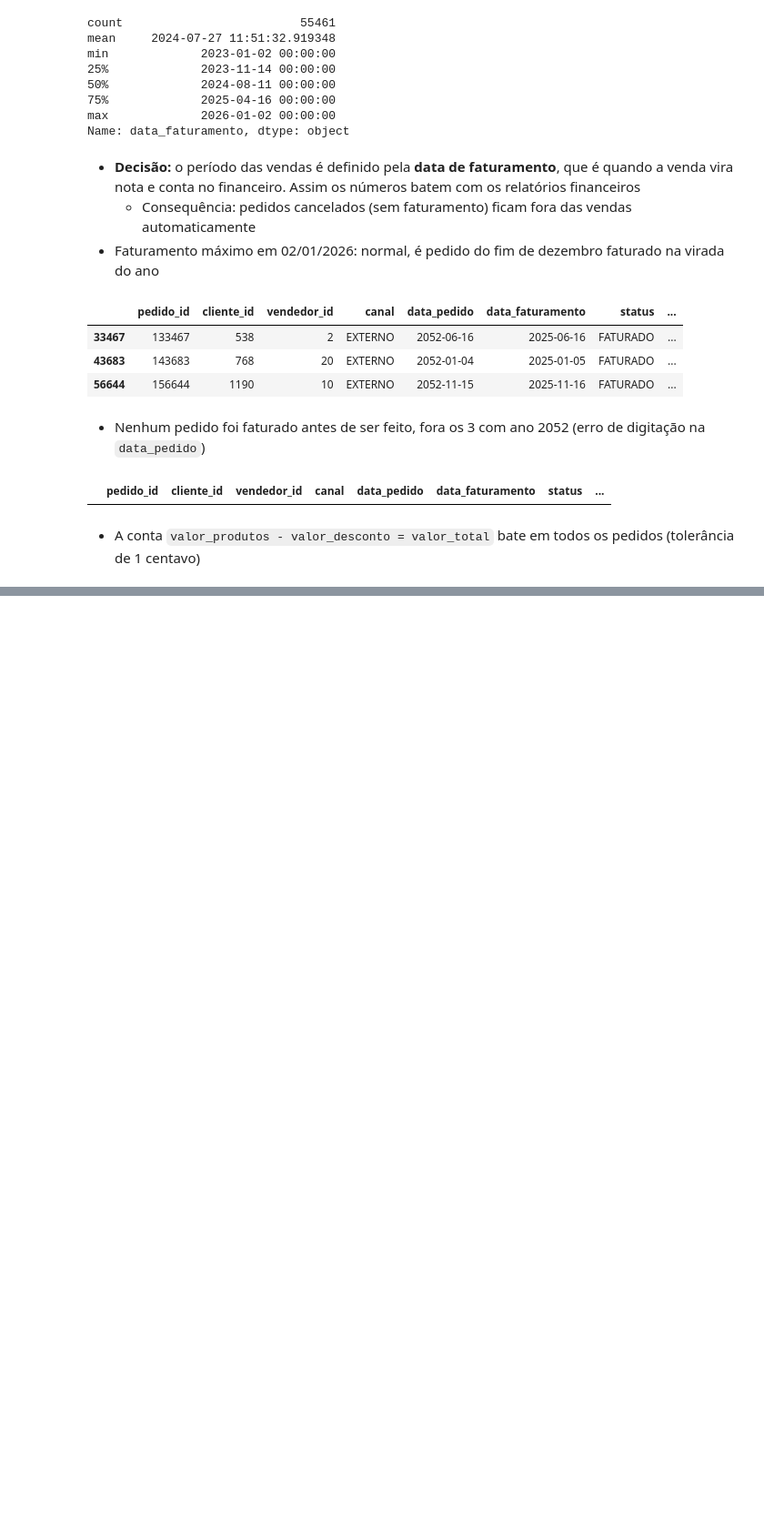
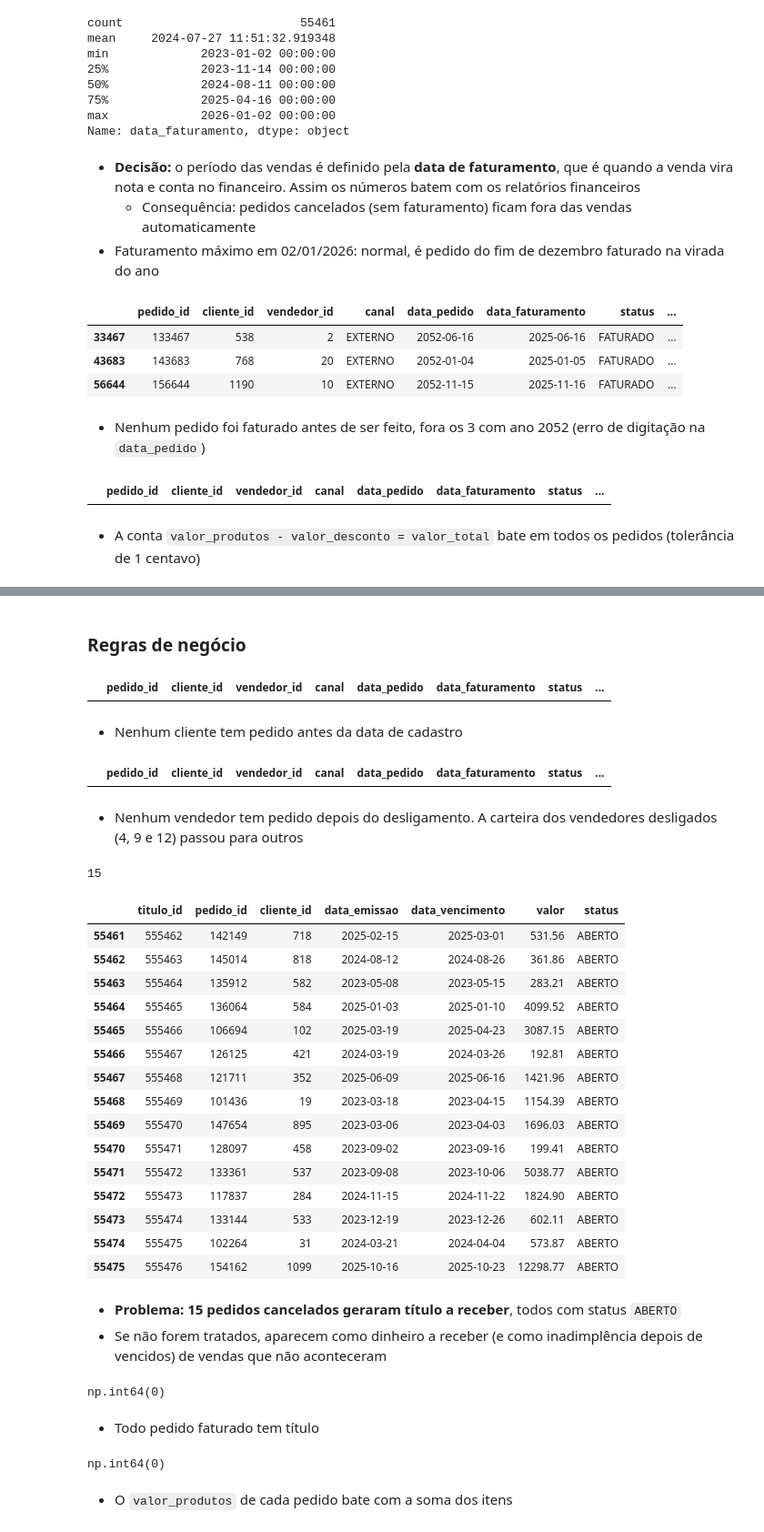
Before and after one commit to fernandesnic/distribuidora-vale-sul, a Jupyter notebook: notebooks/01_exploracao.ipynb, the cells around one changed output, grey strips where cells are left out. Shown at 91% size. Saved outputs shown, nothing was run; the diff lists cells and outputs as text; code cells hidden in the pictures; blank space fills up the shorter version.

```diff
--- a/notebooks/01_exploracao.ipynb
+++ b/notebooks/01_exploracao.ipynb
@@ -463,0 +830,63 @@ Para fazer no fim, depois de explorar todas as tabelas.
+# %% [markdown]
+### Regras de negócio
+# %%
+# Cliente com pedido antes da data de cadastro
+ped_cli = pedidos.merge(clientes[["cliente_id", "data_cadastro"]], on="cliente_id")
+antes = pd.to_datetime(ped_cli["data_pedido"]) < pd.to_datetime(ped_cli["data_cadastro"])
+ped_cli[antes]
+# %% [output]
+|  | pedido_id | cliente_id | vendedor_id | canal | data_pedido | data_faturamento | status | ... |
+# %% [markdown]
+- Nenhum cliente tem pedido antes da data de cadastro
+# %%
+# Vendedor com pedido depois do desligamento
+ped_ven = pedidos.merge(vendedores[["vendedor_id", "data_desligamento"]], on="vendedor_id")
+depois = pd.to_datetime(ped_ven["data_pedido"]) > pd.to_datetime(ped_ven["data_desligamento"])
+ped_ven[depois]
+# %% [output]
+|  | pedido_id | cliente_id | vendedor_id | canal | data_pedido | data_faturamento | status | ... |
+# %% [markdown]
+- Nenhum vendedor tem pedido depois do desligamento. A carteira dos vendedores desligados (4, 9 e 12) passou para outros
+# %%
+# Pedido cancelado que gerou título
+tit_cancelados = titulos[titulos["pedido_id"].isin(cancelados["pedido_id"])]
+print(len(tit_cancelados))
+tit_cancelados
+# %% [output]
+15
+|  | titulo_id | pedido_id | cliente_id | data_emissao | data_vencimento | valor | status |
+| 55461 | 555462 | 142149 | 718 | 2025-02-15 | 2025-03-01 | 531.56 | ABERTO |
+| 55462 | 555463 | 145014 | 818 | 2024-08-12 | 2024-08-26 | 361.86 | ABERTO |
+| 55463 | 555464 | 135912 | 582 | 2023-05-08 | 2023-05-15 | 283.21 | ABERTO |
+| 55464 | 555465 | 136064 | 584 | 2025-01-03 | 2025-01-10 | 4099.52 | ABERTO |
+| 55465 | 555466 | 106694 | 102 | 2025-03-19 | 2025-04-23 | 3087.15 | ABERTO |
+| 55466 | 555467 | 126125 | 421 | 2024-03-19 | 2024-03-26 | 192.81 | ABERTO |
+| 55467 | 555468 | 121711 | 352 | 2025-06-09 | 2025-06-16 | 1421.96 | ABERTO |
+| 55468 | 555469 | 101436 | 19 | 2023-03-18 | 2023-04-15 | 1154.39 | ABERTO |
+| 55469 | 555470 | 147654 | 895 | 2023-03-06 | 2023-04-03 | 1696.03 | ABERTO |
+| 55470 | 555471 | 128097 | 458 | 2023-09-02 | 2023-09-16 | 199.41 | ABERTO |
+| 55471 | 555472 | 133361 | 537 | 2023-09-08 | 2023-10-06 | 5038.77 | ABERTO |
+| 55472 | 555473 | 117837 | 284 | 2024-11-15 | 2024-11-22 | 1824.90 | ABERTO |
+| 55473 | 555474 | 133144 | 533 | 2023-12-19 | 2023-12-26 | 602.11 | ABERTO |
+| 55474 | 555475 | 102264 | 31 | 2024-03-21 | 2024-04-04 | 573.87 | ABERTO |
+| 55475 | 555476 | 154162 | 1099 | 2025-10-16 | 2025-10-23 | 12298.77 | ABERTO |
+# %% [markdown]
+- **Problema:** **15 pedidos cancelados geraram título a receber**, todos com status `ABERTO`
+- Se não forem tratados, aparecem como dinheiro a receber (e como inadimplência depois de vencidos) de vendas que não aconteceram
+# %%
+# Pedidos faturados sem título
+faturados = pedidos[pedidos["status"] == "FATURADO"]
+(~faturados["pedido_id"].isin(titulos["pedido_id"])).sum()
+# %% [output]
+np.int64(0)
+# %% [markdown]
+- Todo pedido faturado tem título
+# %%
+# Valor do pedido = soma dos itens
+soma_itens = itens.groupby("pedido_id")["valor_total_item"].sum()
+comparacao = pedidos.set_index("pedido_id")["valor_produtos"] - soma_itens
+(comparacao.abs() > 0.01).sum()
+# %% [output]
+np.int64(0)
+# %% [markdown]
+- O `valor_produtos` de cada pedido bate com a soma dos itens
```
Also changed, not shown: parts of 72 cells of this notebook.
